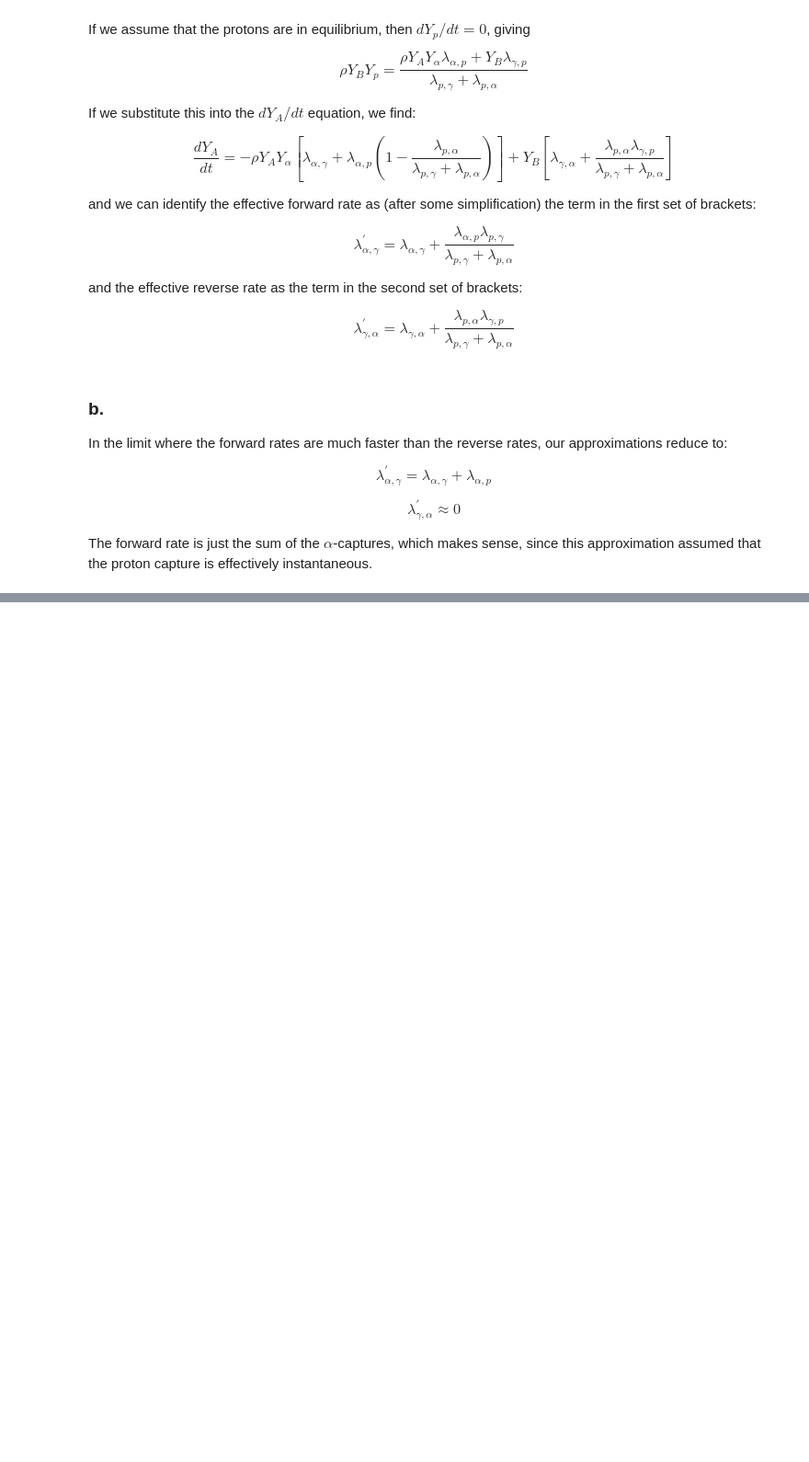
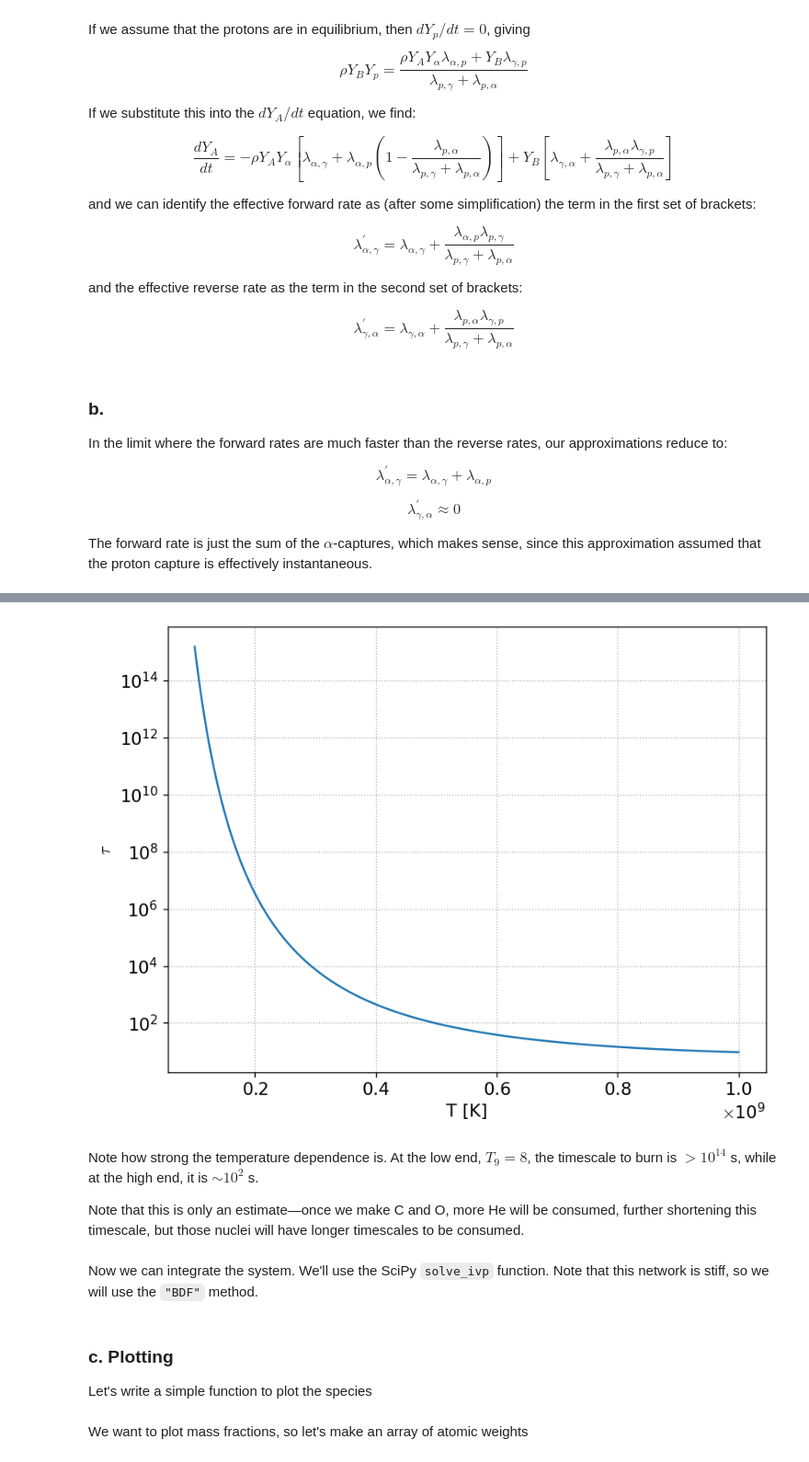
Before and after one commit to zingale/stars, a Jupyter notebook: notebooks/_sources/homework/homework5-solutions.ipynb, the cells around one changed output, grey strips where cells are left out. Shown at 92% size. Saved outputs shown, nothing was run; the diff lists cells and outputs as text; code cells hidden in the pictures; blank space fills up the shorter version.

```diff
--- a/notebooks/_sources/homework/homework5-solutions.ipynb
+++ b/notebooks/_sources/homework/homework5-solutions.ipynb
@@ -88,0 +217,24 @@ We want to evolve the system:
+# %%
+fig, ax = plt.subplots()
+
+rho = 1.e5
+Y = np.array([0.25, 0.0, 0.0, 0.0])
+T = np.logspace(8., 9, 100)
+
+tau = []
+for TT in T:
+    dYdt = rhs(0.0, Y, rho, TT)
+    tau.append(Y[0] / np.abs(dYdt[0]))
+
+ax.semilogy(T, tau)
+ax.set_xlabel("T [K]")
+ax.set_ylabel(r"$\tau$")
+ax.grid(ls=":")
+# %% [output]
+[figure, added]
+# %% [markdown]
+Note how strong the temperature dependence is.  At the low end, $T_9 = 8$, the timescale to burn is $> 10^{14}$ s, while at the high end, it is $\sim 10^2$ s.
+
+Note that this is only an estimate&mdash;once we make C and O, more He will be consumed, further shortening this timescale, but those nuclei will have longer timescales to be consumed.
+# %% [markdown]
+Now we can integrate the system.  We'll use the SciPy `solve_ivp` function.  Note that this network is stiff, so we will use the `"BDF"` method.
@@ -88,0 +250,4 @@ We want to evolve the system:
+# %% [markdown]
+### c. Plotting
+
+Let's write a simple function to plot the species
@@ -88,0 +270,2 @@ We want to evolve the system:
+# %% [markdown]
+We want to plot mass fractions, so let's make an array of atomic weights
```
Also changed, not shown: parts of 28 cells of this notebook, 20 other files.
